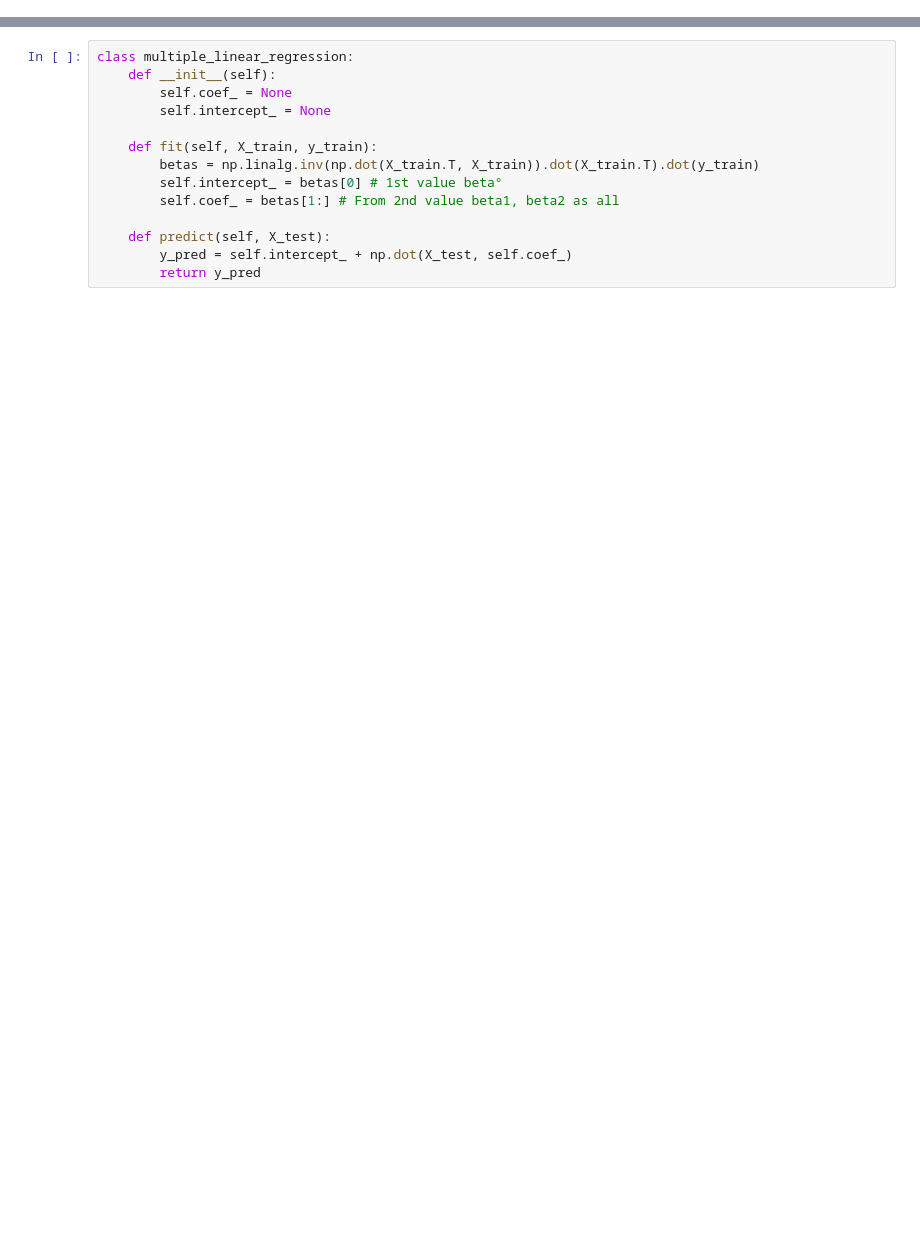
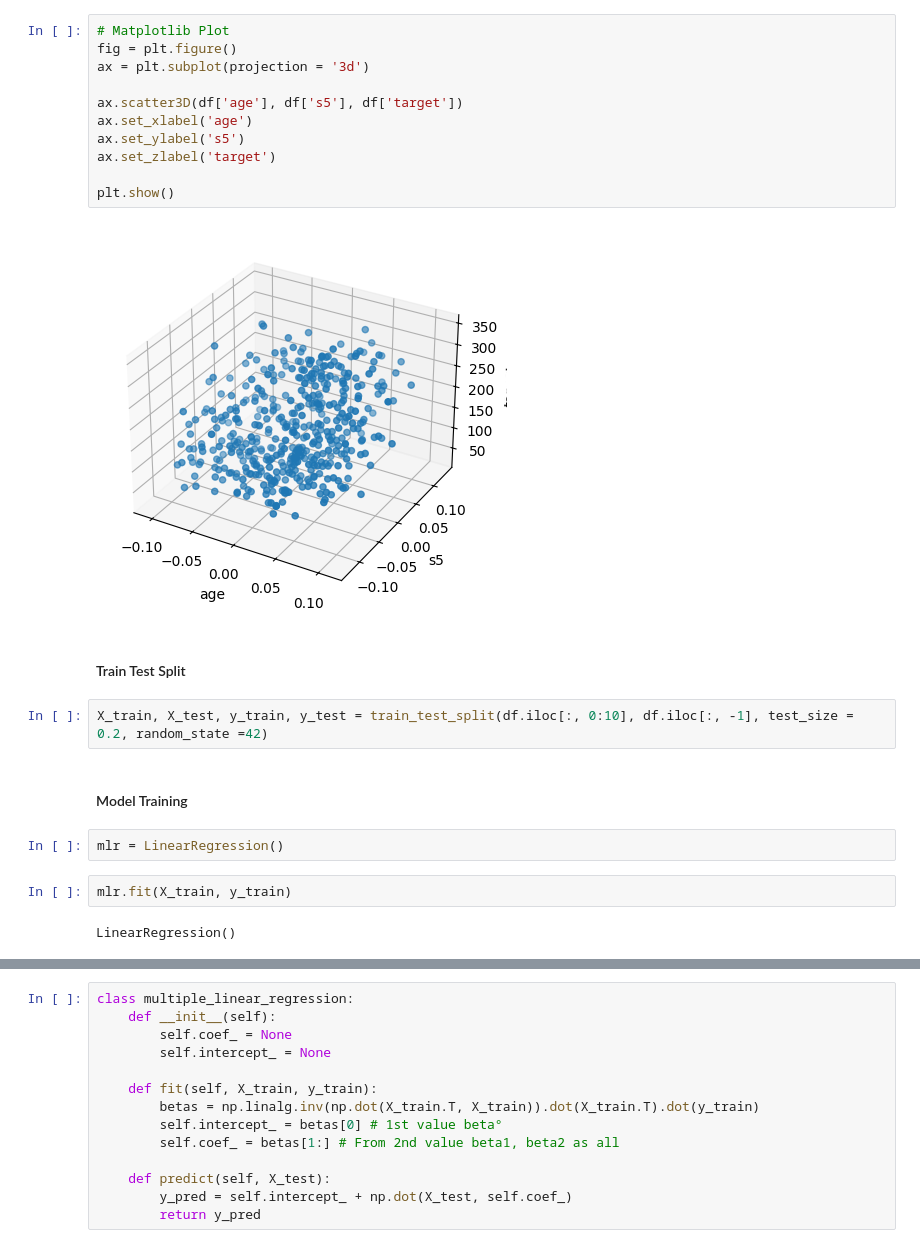
Before and after one commit to Shriram-Vibhute/Machine_Learning, a Jupyter notebook: Multiple Linear Regression/multiple_linear_regression.ipynb, the cells around one changed output, grey strips where cells are left out. Cells and saved outputs as stored; diff of their text form; blank space fills up the shorter version.

```diff
--- a/Multiple Linear Regression/multiple_linear_regression.ipynb
+++ b/Multiple Linear Regression/multiple_linear_regression.ipynb
@@ -65,0 +42,25 @@ fig.show()
+# %%
+# Matplotlib Plot
+fig = plt.figure()
+ax = plt.subplot(projection = '3d')
+
+ax.scatter3D(df['age'], df['s5'], df['target'])
+ax.set_xlabel('age')
+ax.set_ylabel('s5')
+ax.set_zlabel('target')
+
+plt.show()
+# %% [output]
+[figure, added]
+# %% [markdown]
+#### Train Test Split
+# %%
+X_train, X_test, y_train, y_test = train_test_split(df.iloc[:, 0:10], df.iloc[:, -1], test_size = 0.2, random_state =42)
+# %% [markdown]
+#### Model Training
+# %%
+mlr = LinearRegression()
+# %%
+mlr.fit(X_train, y_train)
+# %% [output]
+LinearRegression()
```
Also changed, not shown: parts of 48 cells of this notebook.
